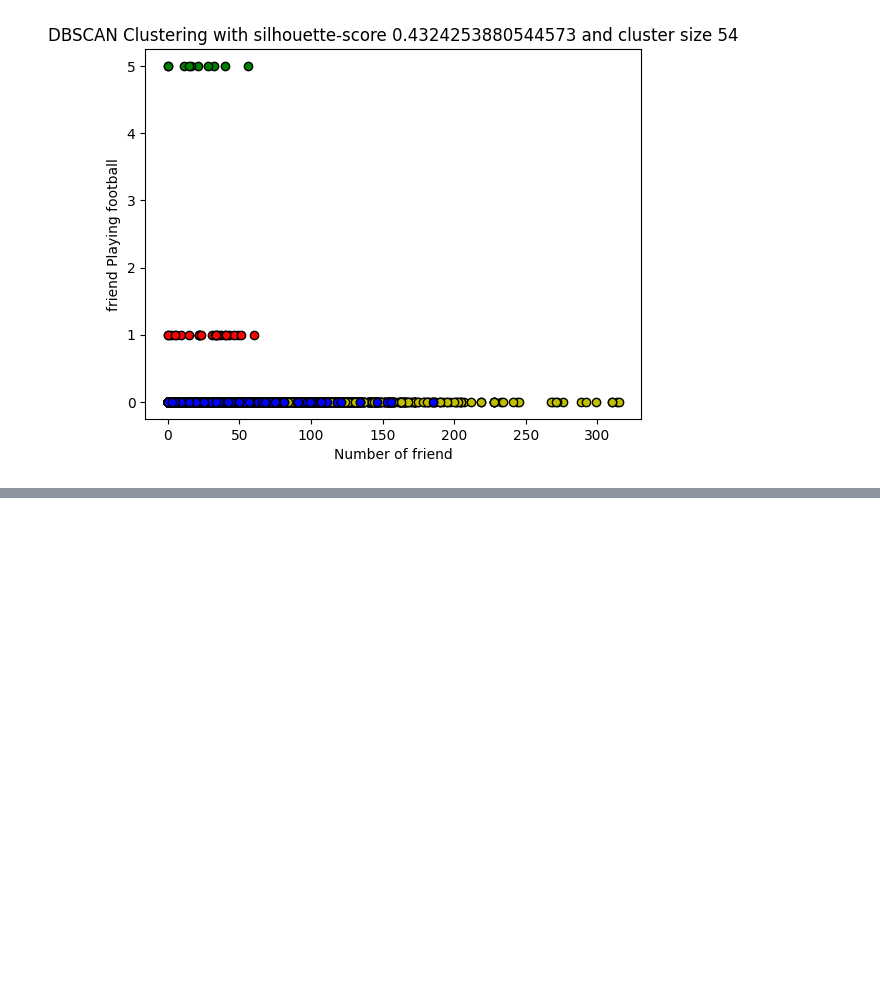
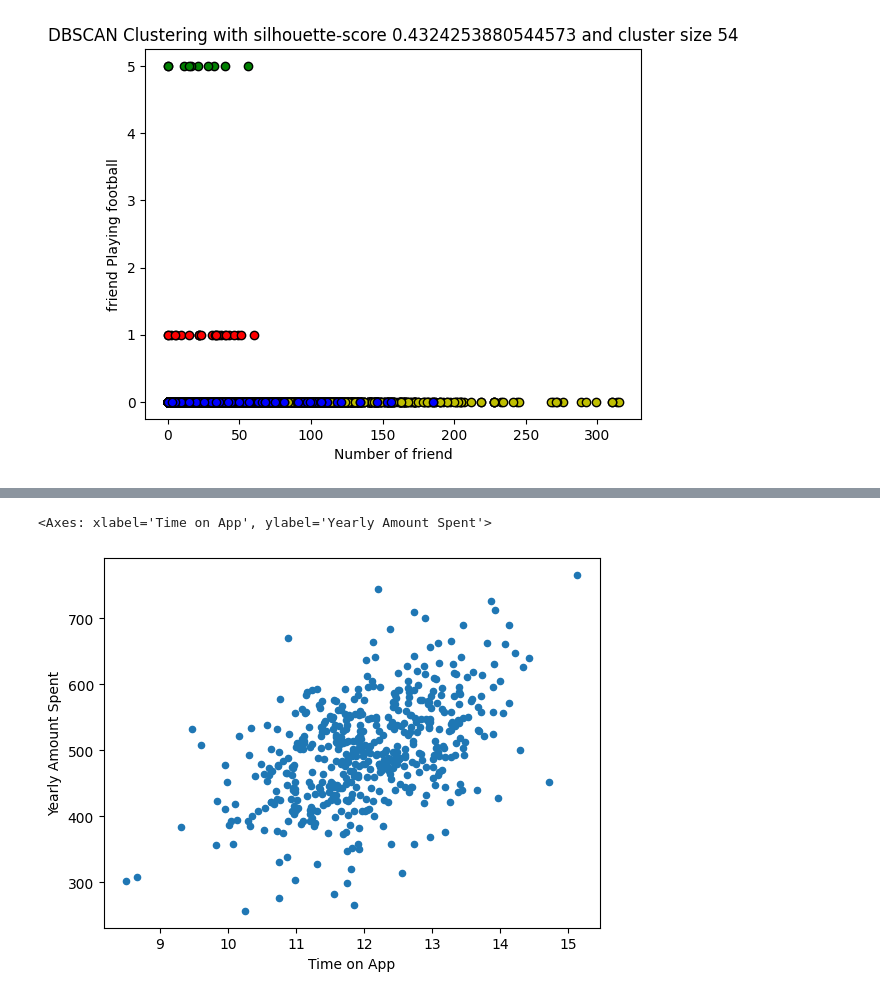
Before and after one commit to kundan2403/machine-learning, a Jupyter notebook: clustering.ipynb, the cells around one changed output, grey strips where cells are left out. Saved outputs shown, nothing was run; the diff lists cells and outputs as text; code cells hidden in the pictures; blank space fills up the shorter version.

```diff
--- a/clustering.ipynb
+++ b/clustering.ipynb
@@ -412,0 +489,5 @@ Best parameters (eps, min_samples): (1.0, 3), Silhouette Score: 0.44
+# %%
+data.plot(kind = 'scatter', x = "Time on App", y = "Yearly Amount Spent")
+# %% [output]
+<Axes: xlabel='Time on App', ylabel='Yearly Amount Spent'>
+[figure, added]
```
Also changed, not shown: parts of 16 cells of this notebook.
